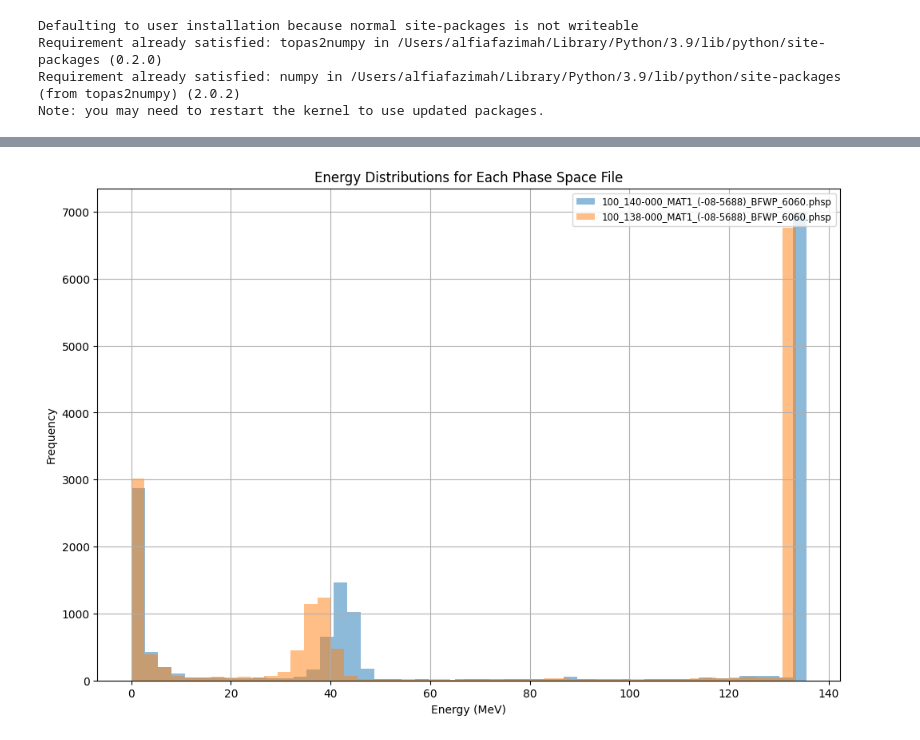
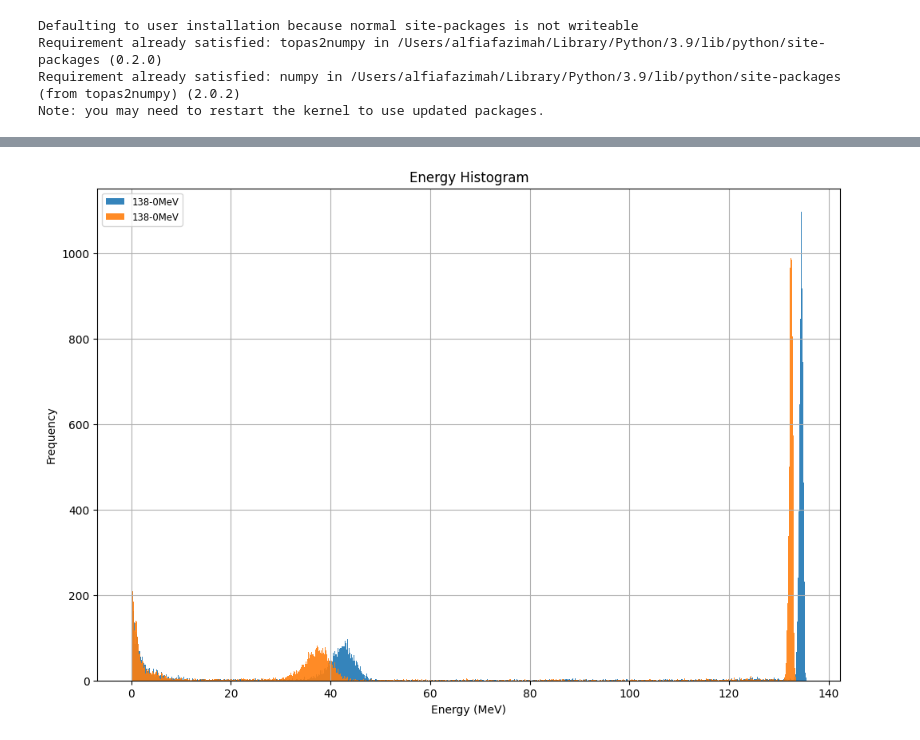
Before and after one commit to alfiafazimah/PhaseSpaceTOPAS-Visualization, a Jupyter notebook: src/PhaseSpaceTOPAS-Visualization.ipynb, the cells around one changed output, grey strips where cells are left out. Cells and saved outputs as stored; diff of their text form; code cells hidden in the pictures.

```diff
--- a/src/PhaseSpaceTOPAS-Visualization.ipynb
+++ b/src/PhaseSpaceTOPAS-Visualization.ipynb
@@ -152,44 +91,21 @@ plt.show()
 # %%
-# Dictionary to store DataFrames for each .phsp file
-phsp_dataframes = {}
-
-# Loop through all .phsp files in the directory
-for file in os.listdir(phsp_folder):
-    if file.endswith(".phsp"):
-        # Full path to the phase space file
-        file_path = os.path.join(phsp_folder, file)
-
-        # Load the phase space file using topas2numpy
-        data = read_ntuple(file_path)
-
-        # Convert the structured array to a pandas DataFrame
-        df = pd.DataFrame(data)
-
-        # Store the DataFrame in the dictionary with the filename as the key
-        phsp_dataframes[file] = df
-
 # Plot energy distributions for each file
 plt.figure(figsize=(12, 8))
 
-for file, df in phsp_dataframes.items():
-    # Check if the 'Energy [MeV]' column exists in the DataFrame
+for item, df in phsp_dataframe.items():
     if 'Energy [MeV]' in df.columns:
-        plt.hist(df['Energy [MeV]'], bins=50, alpha=0.5, label=file)
+        plt.hist(df['Energy [MeV]'], bins=1000, alpha=0.9, label=beam_energy)
 
 # Customize the plot
-plt.title("Energy Distributions for Each Phase Space File")
+plt.title("Energy Histogram")
 plt.xlabel("Energy (MeV)")
 plt.ylabel("Frequency")
-plt.legend(loc='upper right', fontsize='small')
+plt.legend(loc='upper left', fontsize='small')
 plt.grid(True)
-plt.show()
-
-# Use tight_layout to adjust spacing
-plt.tight_layout()
 
 # Save the combined graph
-output_path = os.path.join(output_folder, "1.png")
-plt.savefig(output_path)
-plt.close()  # Close the plot to free memory
+output_path = os.path.join(outputdirectory, "energy histogram.png")
+plt.savefig(output_path, dpi=600)
+plt.show()
 # %% [output]
-[figure, old version]
+[figure, new version]
```
Also changed, not shown: parts of 4 cells of this notebook, 11 other files.
